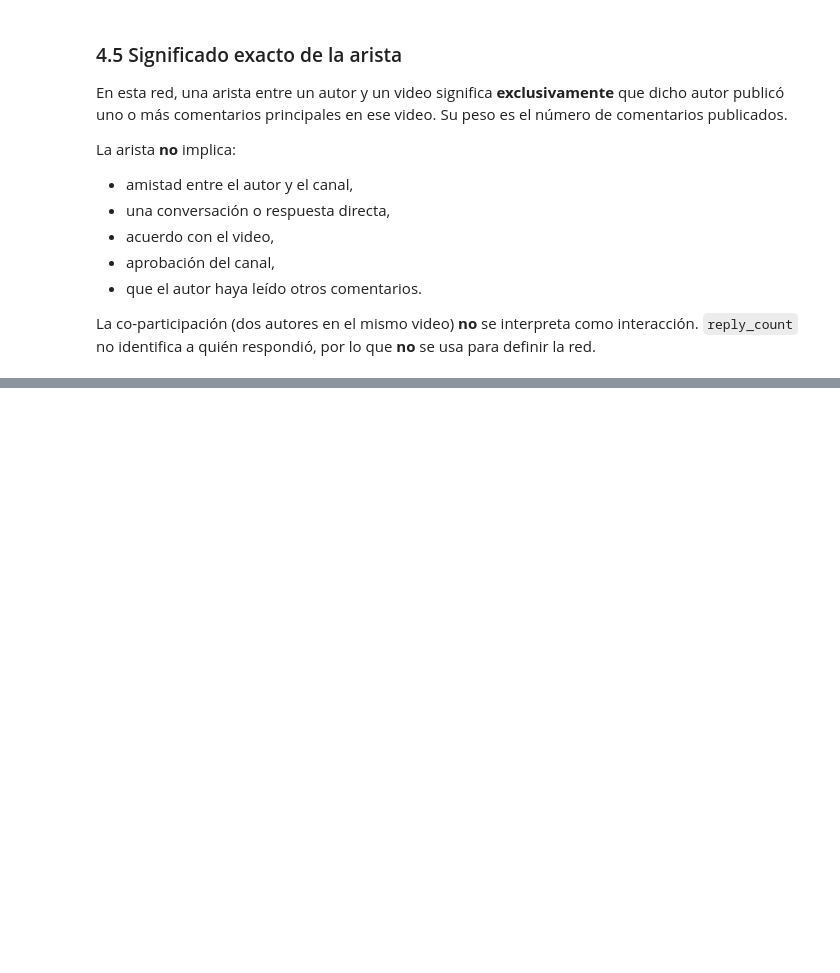
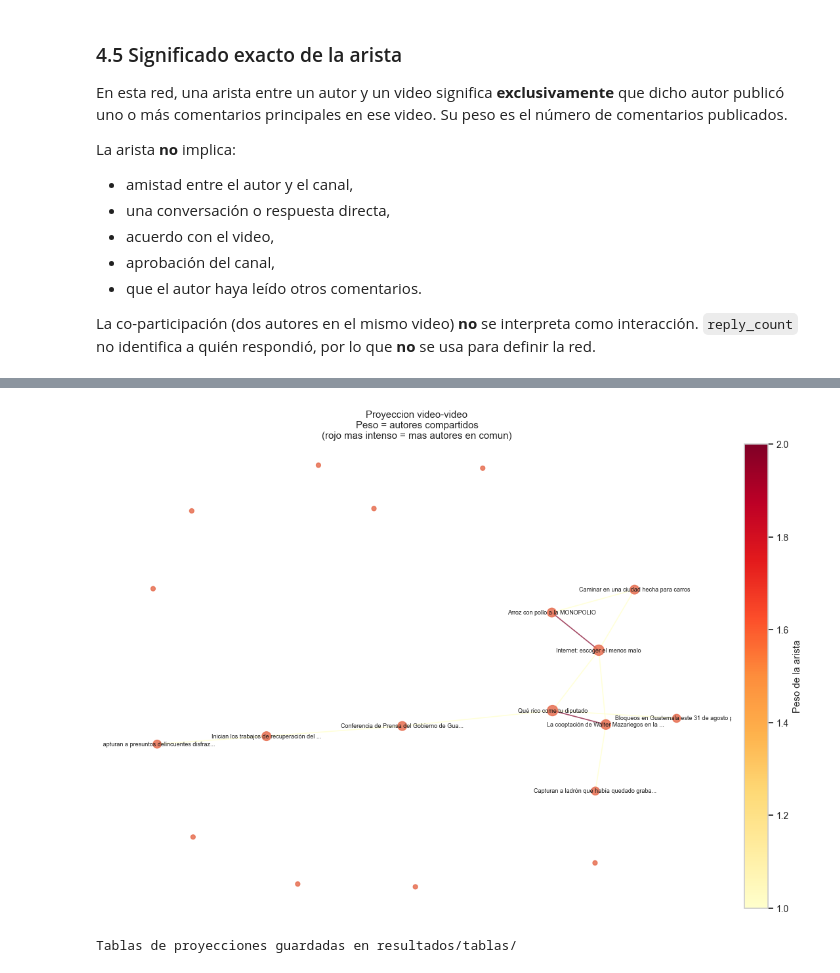
Before and after one commit to lirofiro-dev/LAB6, a Jupyter notebook: Laboratorio_6_YouTube/Laboratorio_6.ipynb, the cells around one changed output, grey strips where cells are left out. Saved outputs shown, nothing was run; the diff lists cells and outputs as text; code cells hidden in the pictures; blank space fills up the shorter version.

```diff
--- a/Laboratorio_6_YouTube/Laboratorio_6.ipynb
+++ b/Laboratorio_6_YouTube/Laboratorio_6.ipynb
@@ -1481,0 +1544,15 @@ Red: 351 nodos, 343 aristas, 10 componentes conexos.
+# %%
+# Top de pares de autores que co-comentan (con nombre/handle visible)
+handle_autor = nodos[nodos["tipo"] == "autor"].set_index("node_id")["handle"].to_dict()
+pares_aa = pd.DataFrame([
+    {"autor_1": handle_autor.get(u, u), "autor_2": handle_autor.get(v, v),
+     "videos_compartidos": w}
+    for u, v, w in proj_autor_autor.edges(data="weight")
+]).sort_values("videos_compartidos", ascending=False)
+print("TOP 10 PARES DE AUTORES CON MAS VIDEOS COMPARTIDOS")
+print(pares_aa.head(10).to_string(index=False))
+
+# Histograma de pesos (distribucion de videos compartidos por par)
+print()
+print("Distribucion del peso (videos compartidos por par de autores):")
+print(pares_aa["videos_compartidos"].value_counts().sort_index().to_string())
@@ -1481,0 +1577,10 @@ Red: 351 nodos, 343 aristas, 10 componentes conexos.
+# %%
+videos_proj = list(video_nodes["node_id"])
+proj_video_video = weighted_projected_graph(G, videos_proj)
+
+print("PROYECCION VIDEO-VIDEO")
+print("  nodos (videos)      :", proj_video_video.number_of_nodes())
+print("  aristas (audiencia) :", proj_video_video.number_of_edges())
+print("  videos aislados     :", sum(1 for n in proj_video_video.nodes if proj_video_video.degree(n) == 0))
+pesos_vv = nx.get_edge_attributes(proj_video_video, "weight")
+print("  peso maximo (autores compartidos):", max(pesos_vv.values()) if pesos_vv else 0)
@@ -1481,0 +1697,14 @@ Red: 351 nodos, 343 aristas, 10 componentes conexos.
+# %%
+dibujar_proyeccion(proj_video_video,
+                   "Proyeccion video-video\nPeso = autores compartidos\n(rojo mas intenso = mas autores en comun)",
+                   con_nodos_autor=False)
+# %% [output]
+[figure, added]
+# %%
+# Guardar tablas de proyecciones
+pares_aa.to_csv("resultados/tablas/proyeccion_autor_autor_pares.csv", index=False, encoding="utf-8-sig")
+pares_vv.to_csv("resultados/tablas/proyeccion_video_video_pares.csv", index=False, encoding="utf-8-sig")
+comparacion_proy.to_csv("resultados/tablas/proyecciones_comparacion.csv", index=False, encoding="utf-8-sig")
+print("Tablas de proyecciones guardadas en resultados/tablas/")
+# %% [output]
+Tablas de proyecciones guardadas en resultados/tablas/
```
Also changed, not shown: parts of 13 cells of this notebook, 3 other files.
